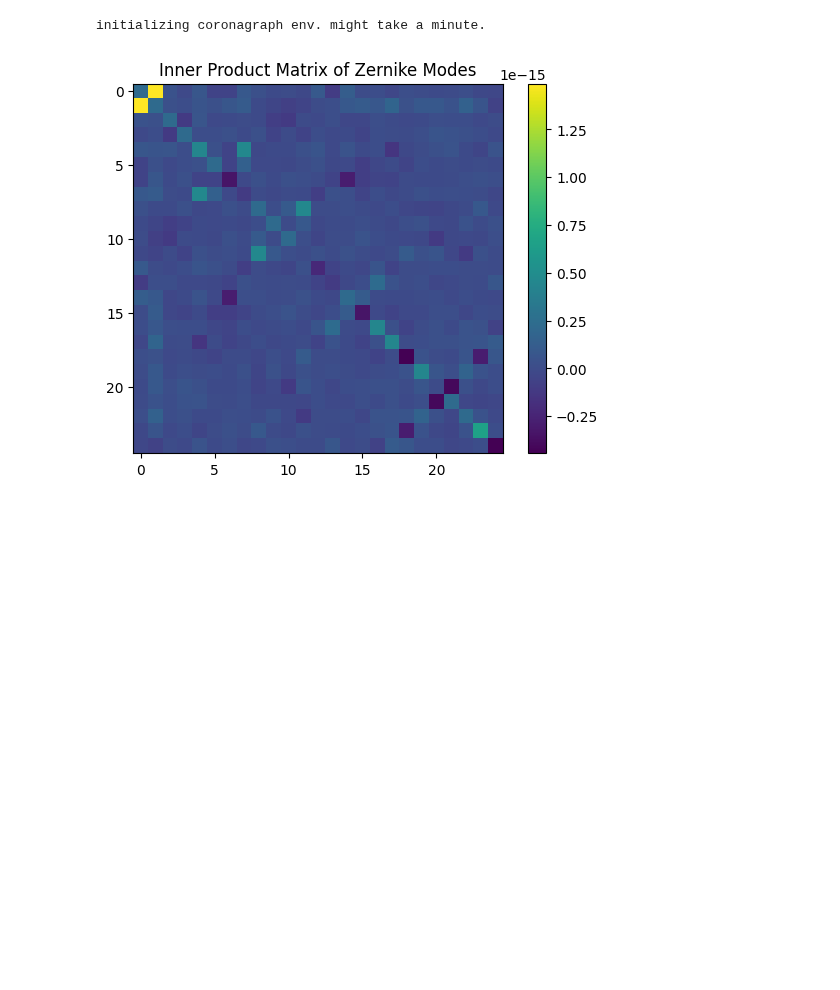
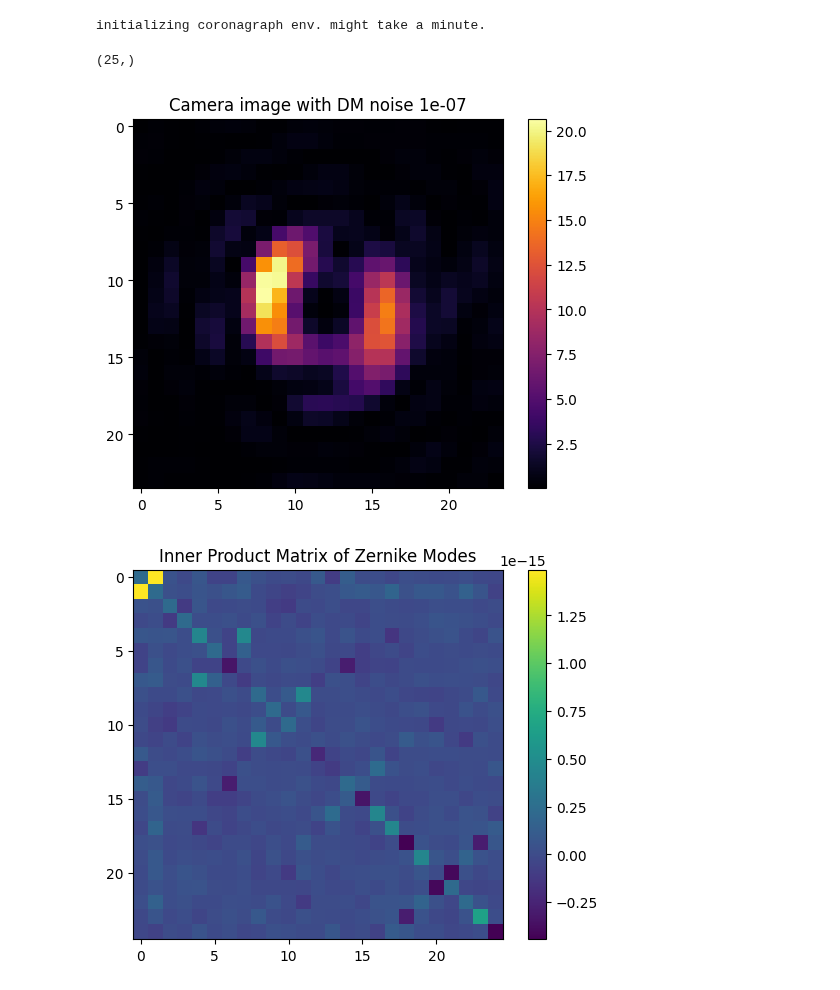
Before and after one commit to AlexeiKorolev/NASA-RL-Wavefront-Control, a Jupyter notebook: RL/testing.ipynb, the cells around one changed output. Saved outputs shown, nothing was run; the diff lists cells and outputs as text; code cells hidden in the pictures; blank space fills up the shorter version.

```diff
--- a/RL/testing.ipynb
+++ b/RL/testing.ipynb
@@ -13,9 +10,10 @@ The autoreload extension is already loaded. To reload it, use:
 # %%
 env = CoronagraphEnvironment(
     num_modes=25,
+    num_noise_modes=300,
     pixels=128,
     oversizing_factor=1.0,
-    num_airy=5,
+    num_airy=6,
     coronagraph_charge=6,
     pixels_per_spacial_res=2,
     include_slopes=False,
@@ -26,6 +24,19 @@ env = CoronagraphEnvironment(
     )
 # %% [output]
 initializing coronagraph env. might take a minute.
+# %%
+noiselevel = 1e-7
+env.generate_uncorrected_dm(dm_mag=noiselevel, noise_mag=noiselevel / 10)
+print(env.deformable_mirror.actuators.shape)
+
+img = env.get_camera_image(delta_t=1e-3, noise_enabled=False)
+plt.imshow(img, cmap='inferno')
+plt.colorbar()
+plt.title(f"Camera image with DM noise {noiselevel}")
+plt.show()
+# %% [output]
+(25,)
+[figure, added]
 # %%
 data = np.load('zernike_25_modes_64x64.npz')
 
```
Also changed, not shown: parts of 1 cell of this notebook, 7 other files.
